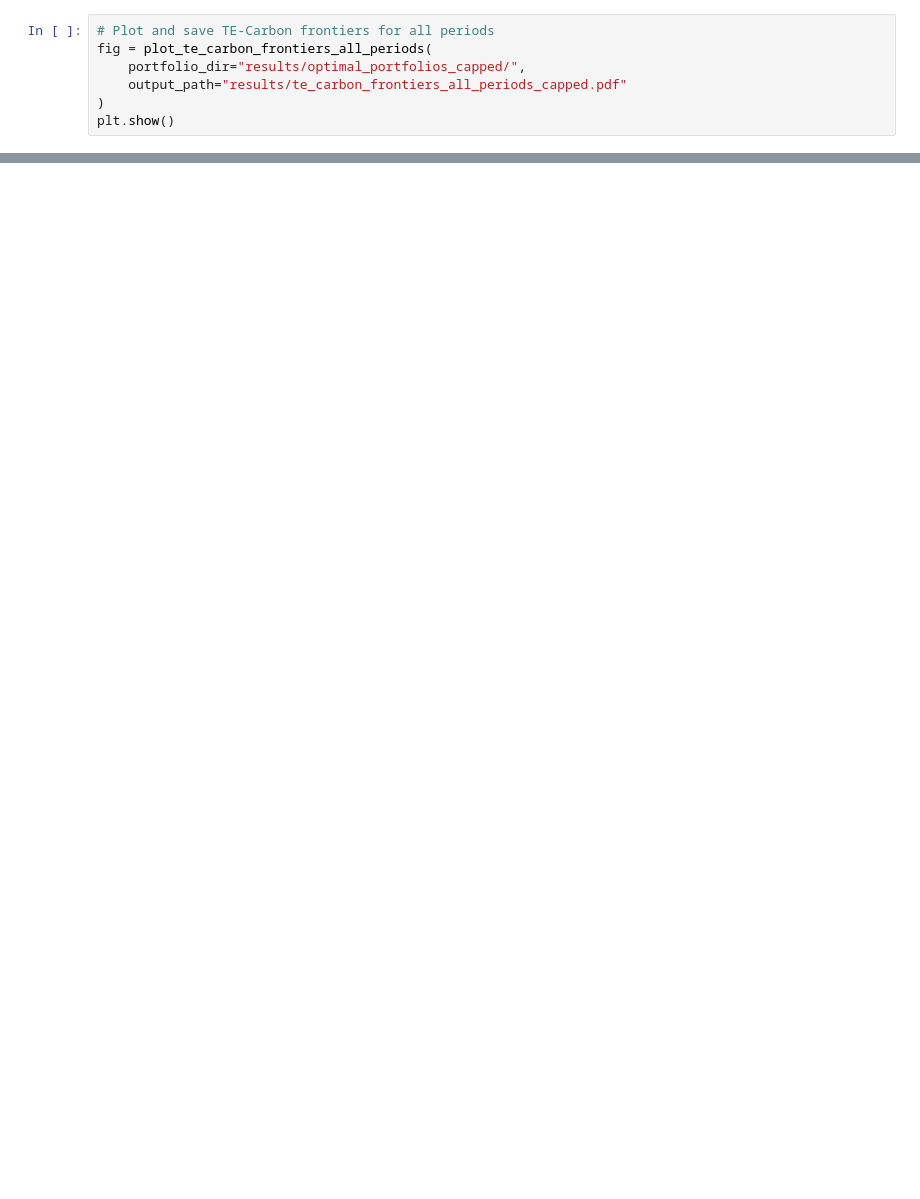
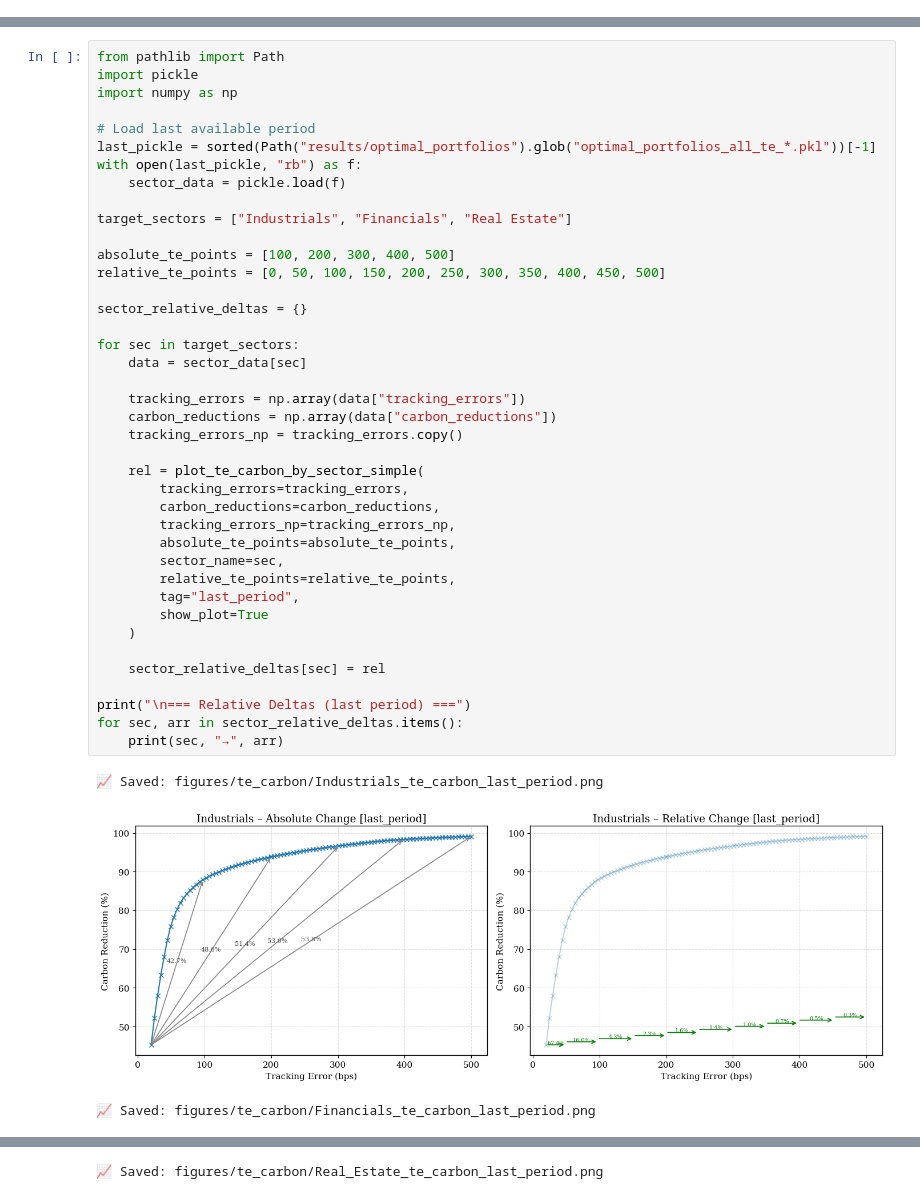
Before and after one commit to rebecca-di-francesco-bfh/sectoral-decarbonization, a Jupyter notebook: visualize_te_carbon_frontiers.ipynb, the cells around one changed output, grey strips where cells are left out. Drawn from its saved outputs; the diff is of its cells as text; blank space fills up the shorter version.

```diff
--- a/visualize_te_carbon_frontiers.ipynb
+++ b/visualize_te_carbon_frontiers.ipynb
@@ -14,7 +13,0 @@ Figure saved to: results/te_carbon_frontiers_all_periods.pdf
-# %%
-# Plot and save TE-Carbon frontiers for all periods
-fig = plot_te_carbon_frontiers_all_periods(
-    portfolio_dir="results/optimal_portfolios_capped/",
-    output_path="results/te_carbon_frontiers_all_periods_capped.pdf"
-)
-plt.show()
@@ -23,0 +139,44 @@ Figure saved to: results/te_carbon_frontiers_all_periods_capped.pdf
+# %%
+from pathlib import Path
+import pickle
+import numpy as np
+
+# Load last available period
+last_pickle = sorted(Path("results/optimal_portfolios").glob("optimal_portfolios_all_te_*.pkl"))[-1]
+with open(last_pickle, "rb") as f:
+    sector_data = pickle.load(f)
+
+target_sectors = ["Industrials", "Financials", "Real Estate"]
+
+absolute_te_points = [100, 200, 300, 400, 500]
+relative_te_points = [0, 50, 100, 150, 200, 250, 300, 350, 400, 450, 500]
+
+sector_relative_deltas = {}
+
+for sec in target_sectors:
+    data = sector_data[sec]
+
+    tracking_errors = np.array(data["tracking_errors"])
+    carbon_reductions = np.array(data["carbon_reductions"])
+    tracking_errors_np = tracking_errors.copy()
+
+    rel = plot_te_carbon_by_sector_simple(
+        tracking_errors=tracking_errors,
+        carbon_reductions=carbon_reductions,
+        tracking_errors_np=tracking_errors_np,
+        absolute_te_points=absolute_te_points,
+        sector_name=sec,
+        relative_te_points=relative_te_points,
+        tag="last_period",
+        show_plot=True
+    )
+
+    sector_relative_deltas[sec] = rel
+
+print("\n=== Relative Deltas (last period) ===")
+for sec, arr in sector_relative_deltas.items():
+    print(sec, "→", arr)
+# %% [output]
+📈 Saved: figures/te_carbon/Industrials_te_carbon_last_period.png
+[figure, added]
+📈 Saved: figures/te_carbon/Financials_te_carbon_last_period.png
@@ -23,0 +184 @@ Figure saved to: results/te_carbon_frontiers_all_periods_capped.pdf
+📈 Saved: figures/te_carbon/Real_Estate_te_carbon_last_period.png
```
Also changed, not shown: parts of 7 cells of this notebook, 10 other files.
